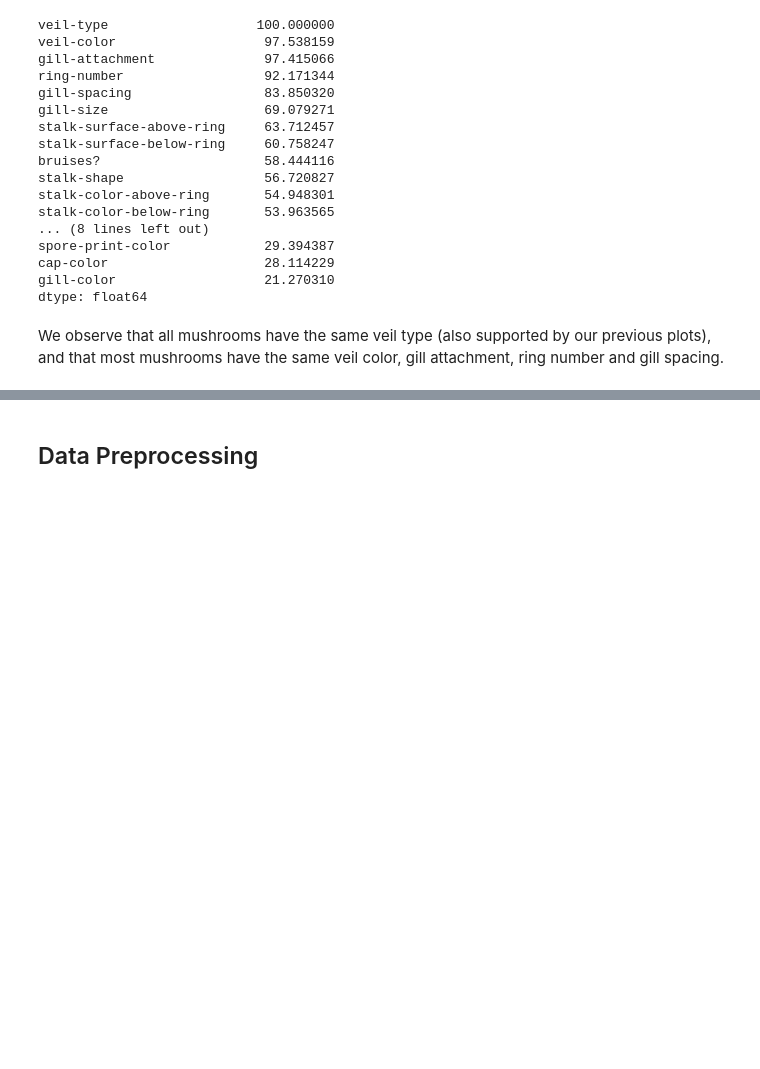
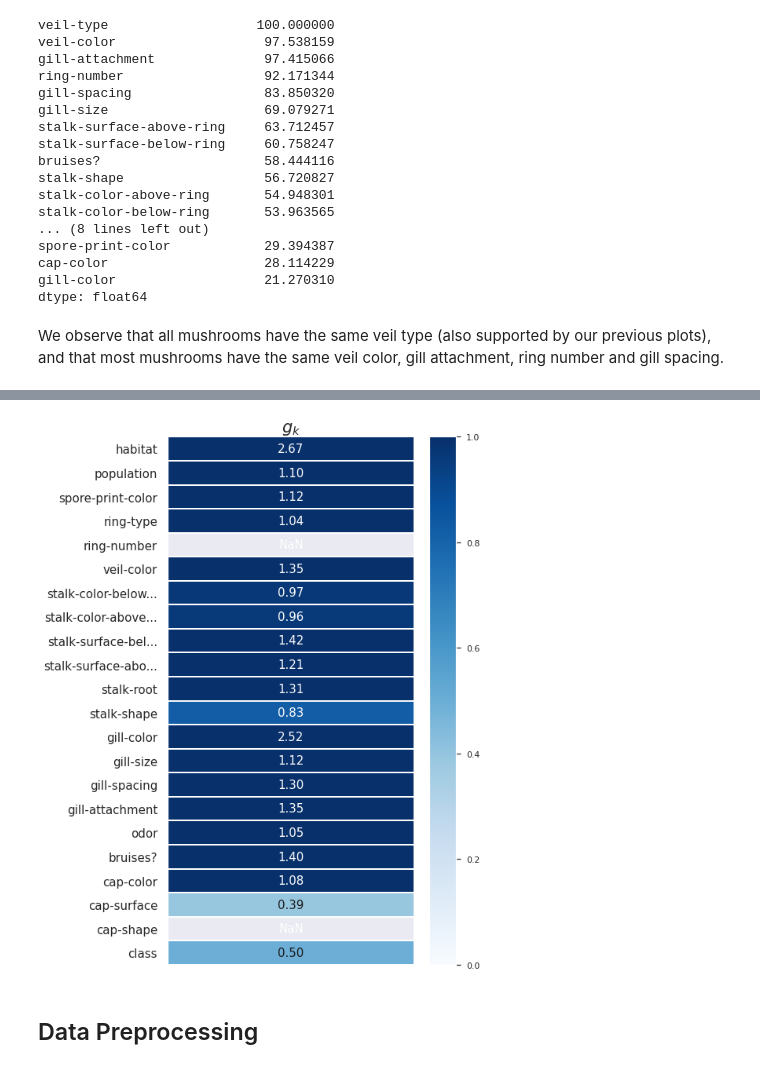
Before and after one commit to Tien-Cheng/AI-and-Machine-Learning--ST1511-, a Jupyter notebook: Assignment 1/classification/mushroom_v1.ipynb, the cells around one changed output, grey strips where cells are left out. Drawn from its saved outputs; the diff is of its cells as text; code cells hidden in the pictures; blank space fills up the shorter version.

```diff
--- a/Assignment 1/classification/mushroom_v1.ipynb
+++ b/Assignment 1/classification/mushroom_v1.ipynb
@@ -297,3 +346,12 @@ We observe that all mushrooms have the same veil type (also supported by our pre
+# %%
+global_correlation, global_labels = mush_df.global_phik()
+plot_correlation_matrix(global_correlation, x_labels=[''], y_labels=global_labels,
+                        vmin=0, vmax=1, figsize=(8,10),
+                        color_map='Blues', title=r'$g_k$',
+                        fontsize_factor=1.5)
+plt.tight_layout()
+# %% [output]
+[figure, added]
 # %% [markdown]
 ## Data Preprocessing
 # %% [markdown]
```
Also changed, not shown: parts of 11 cells of this notebook.
